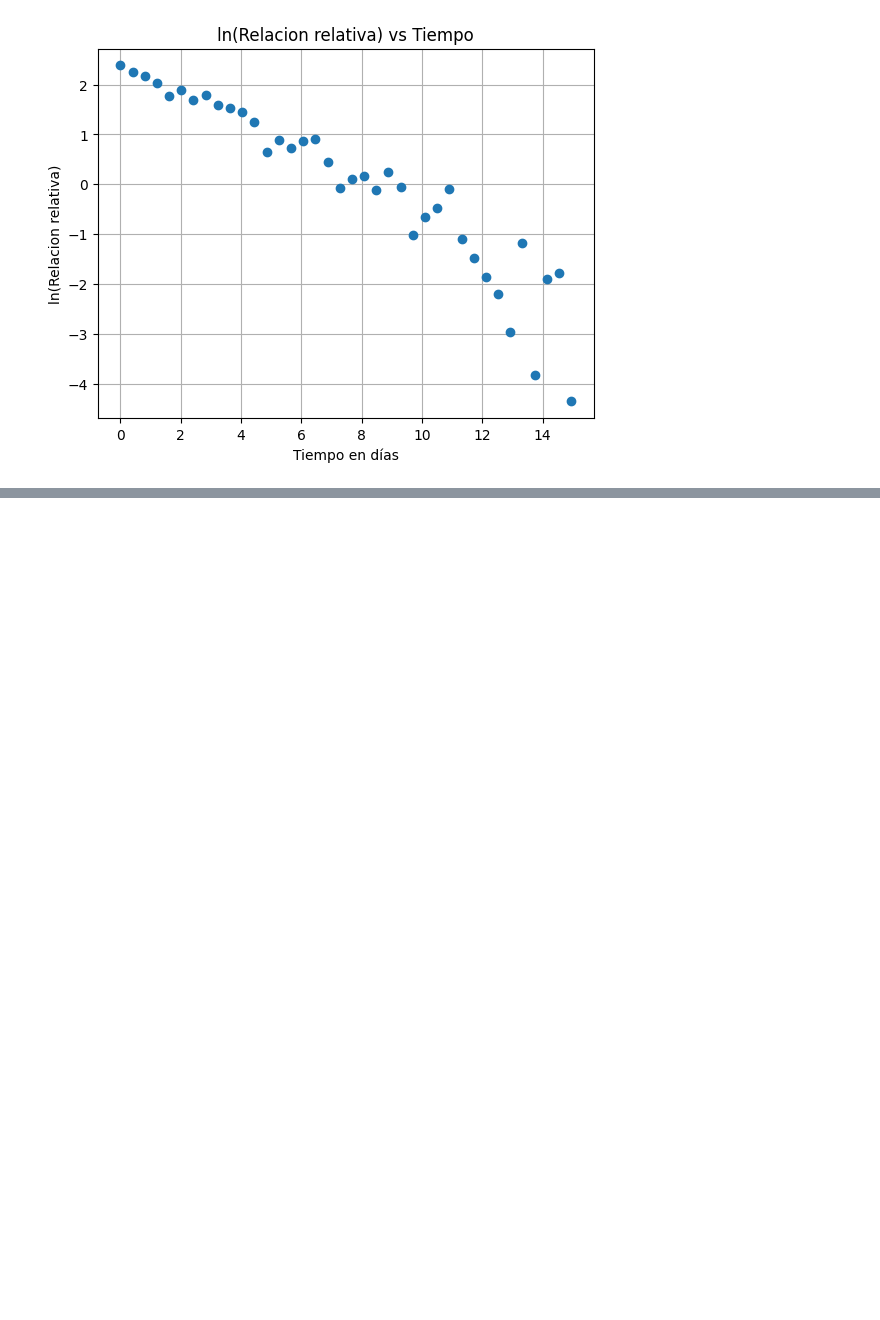
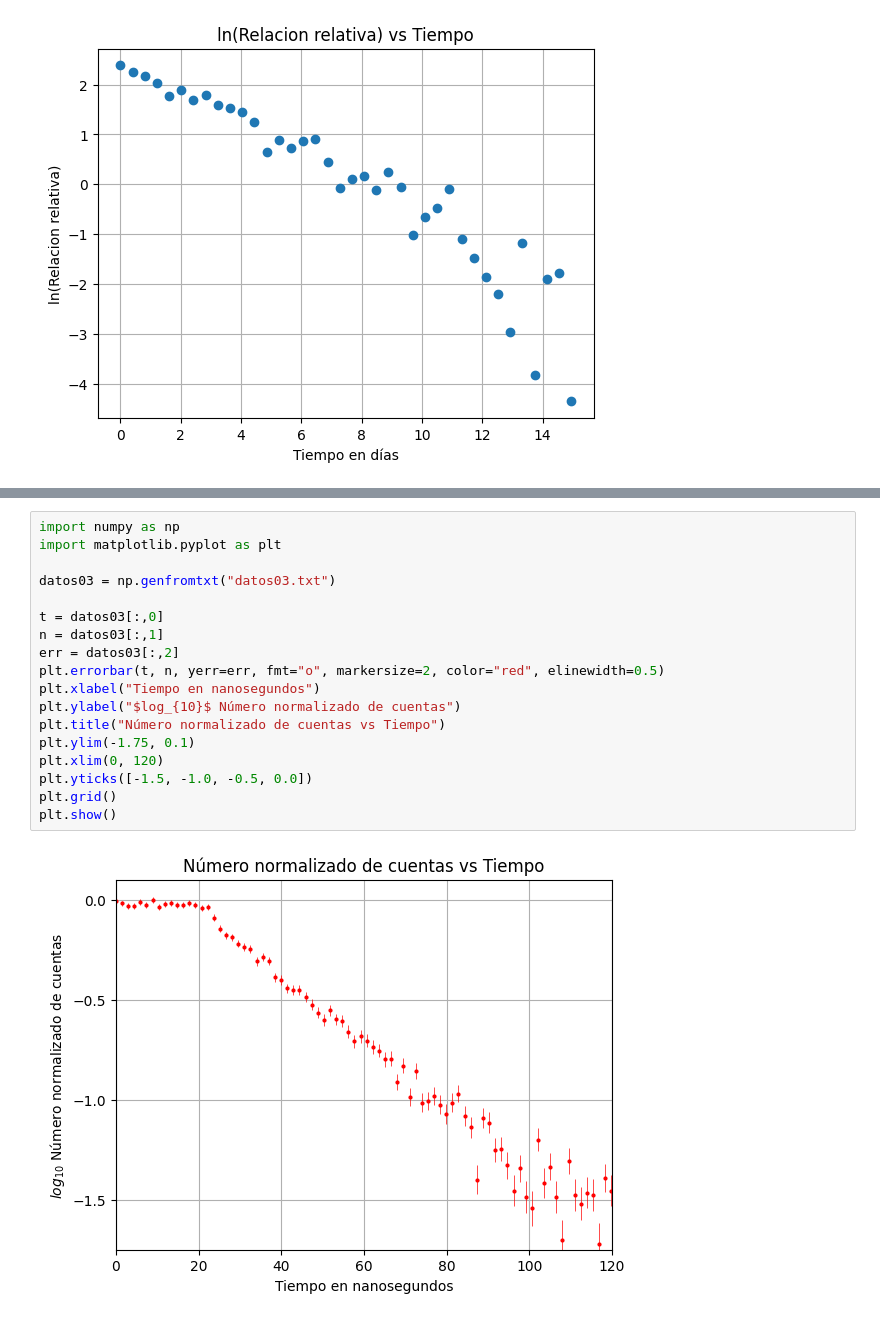
Before and after one commit to Bruniiiiin/Cosas-u, a Jupyter notebook: lc 1/Tareas/Tarea01/Tarea01.ipynb, the cells around one changed output, grey strips where cells are left out. Cells and saved outputs as stored; diff of their text form; blank space fills up the shorter version.

```diff
--- a/lc 1/Tareas/Tarea01/Tarea01.ipynb
+++ b/lc 1/Tareas/Tarea01/Tarea01.ipynb
@@ -253,0 +316,20 @@ plt.show()
+# %%
+import numpy as np
+import matplotlib.pyplot as plt
+
+datos03 = np.genfromtxt("datos03.txt")
+
+t = datos03[:,0]
+n = datos03[:,1]
+err = datos03[:,2]
+plt.errorbar(t, n, yerr=err, fmt="o", markersize=2, color="red", elinewidth=0.5)
+plt.xlabel("Tiempo en nanosegundos")
+plt.ylabel("$log_{10}$ Número normalizado de cuentas")
+plt.title("Número normalizado de cuentas vs Tiempo")
+plt.ylim(-1.75, 0.1)
+plt.xlim(0, 120)
+plt.yticks([-1.5, -1.0, -0.5, 0.0])
+plt.grid()
+plt.show()
+# %% [output]
+[figure, added]
```
Also changed, not shown: parts of 4 cells of this notebook, 2 other files.
